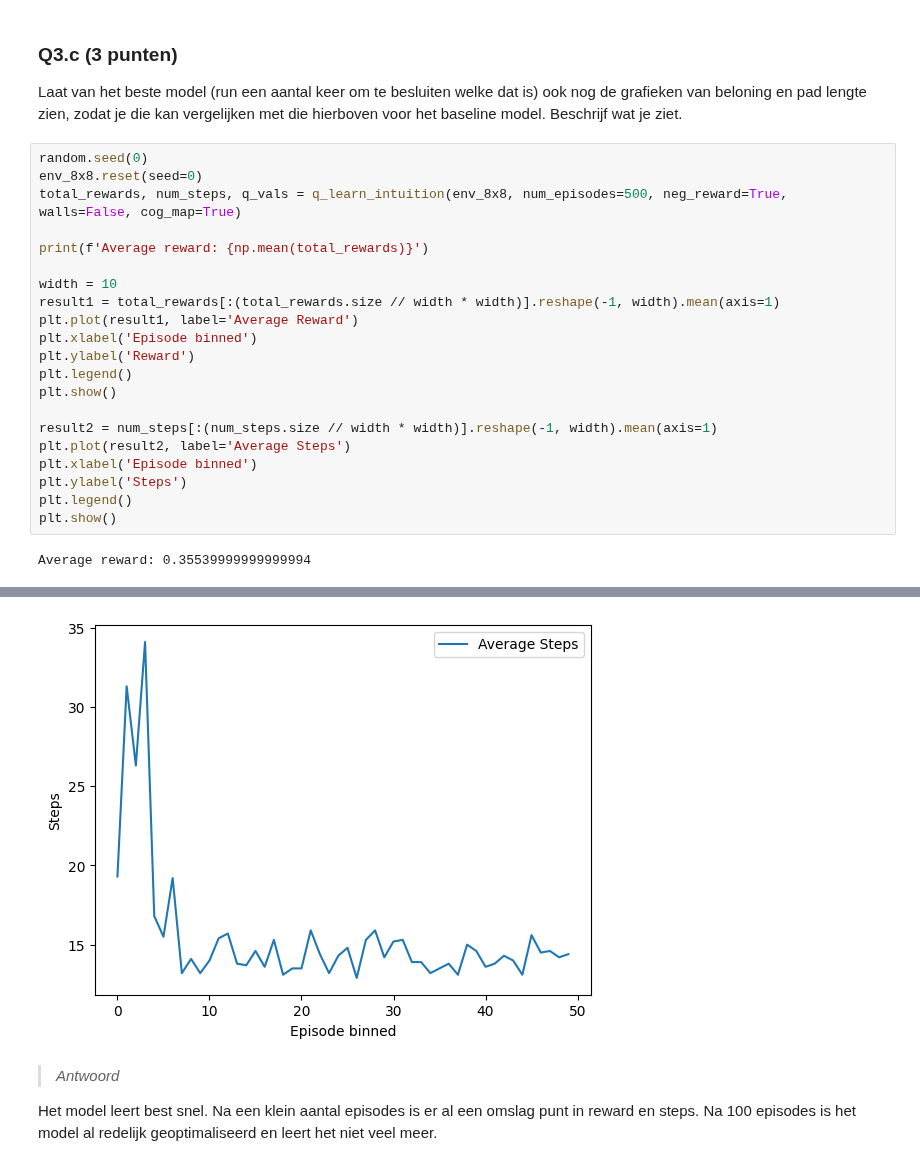
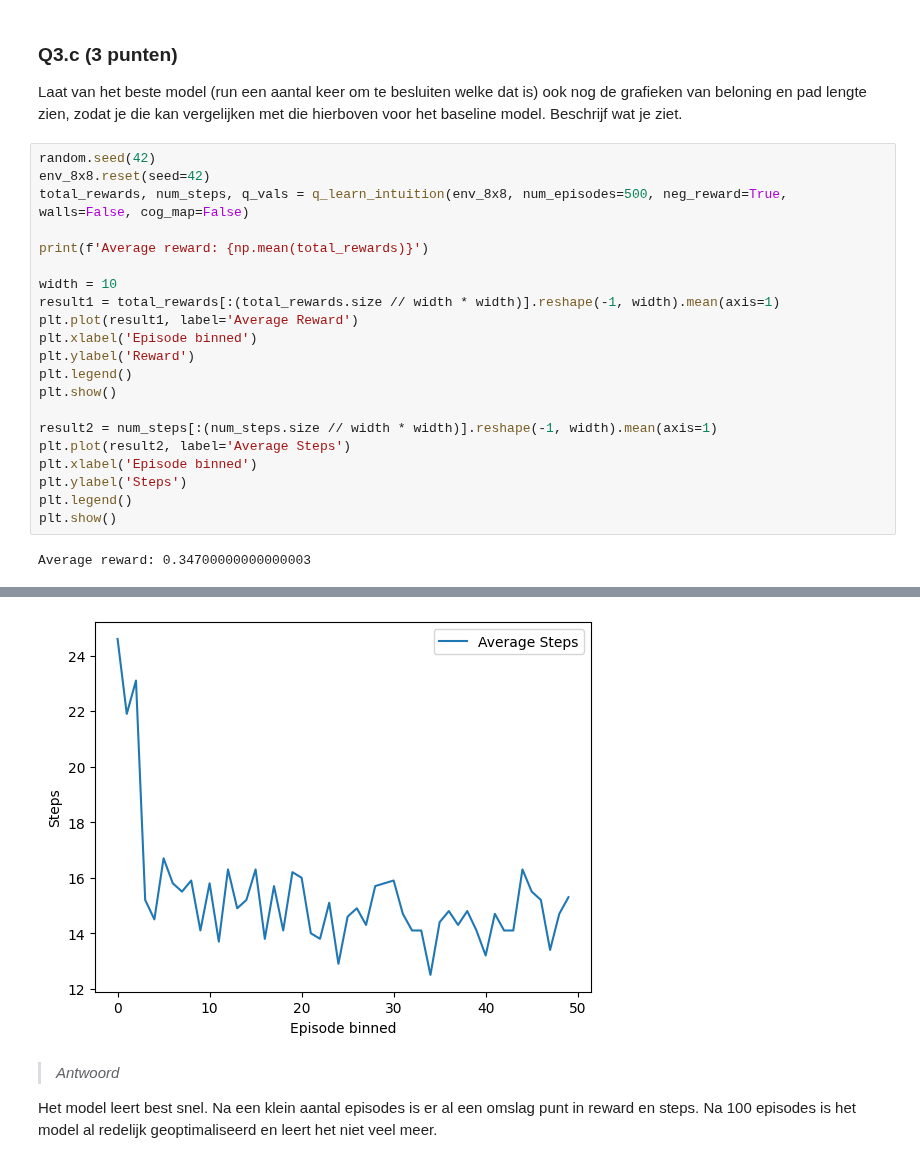
Before and after one commit to YorbenKoolhaas/cogmod, a Jupyter notebook: hw3/Assignment_3a.ipynb, the cells around one changed output, grey strips where cells are left out. Drawn from its saved outputs; the diff is of its cells as text.

```diff
--- a/hw3/Assignment_3a.ipynb
+++ b/hw3/Assignment_3a.ipynb
@@ -627,9 +627,9 @@ Het geven van negative rewards verbeterd het model zeer sterk. Het leren van waa
 
 Laat van het beste model (run een aantal keer om te besluiten welke dat is) ook nog de grafieken van beloning en pad lengte zien, zodat je die kan vergelijken met die hierboven voor het baseline model. Beschrijf wat je ziet.
 # %%
-random.seed(0)
-env_8x8.reset(seed=0)
-total_rewards, num_steps, q_vals = q_learn_intuition(env_8x8, num_episodes=500, neg_reward=True, walls=False, cog_map=True)
+random.seed(42)
+env_8x8.reset(seed=42)
+total_rewards, num_steps, q_vals = q_learn_intuition(env_8x8, num_episodes=500, neg_reward=True, walls=False, cog_map=False)
 
 print(f'Average reward: {np.mean(total_rewards)}')
 
@@ -648,4 +648,4 @@ plt.ylabel('Steps')
 plt.legend()
 plt.show()
 # %% [output]
-Average reward: 0.35539999999999994
+Average reward: 0.34700000000000003
@@ -653,4 +653,4 @@ Average reward: 0.35539999999999994
-[figure, old version]
+[figure, new version]
 # %% [markdown]
 > *Antwoord*
 
```
Also changed, not shown: parts of 8 cells of this notebook, 2 other files.
